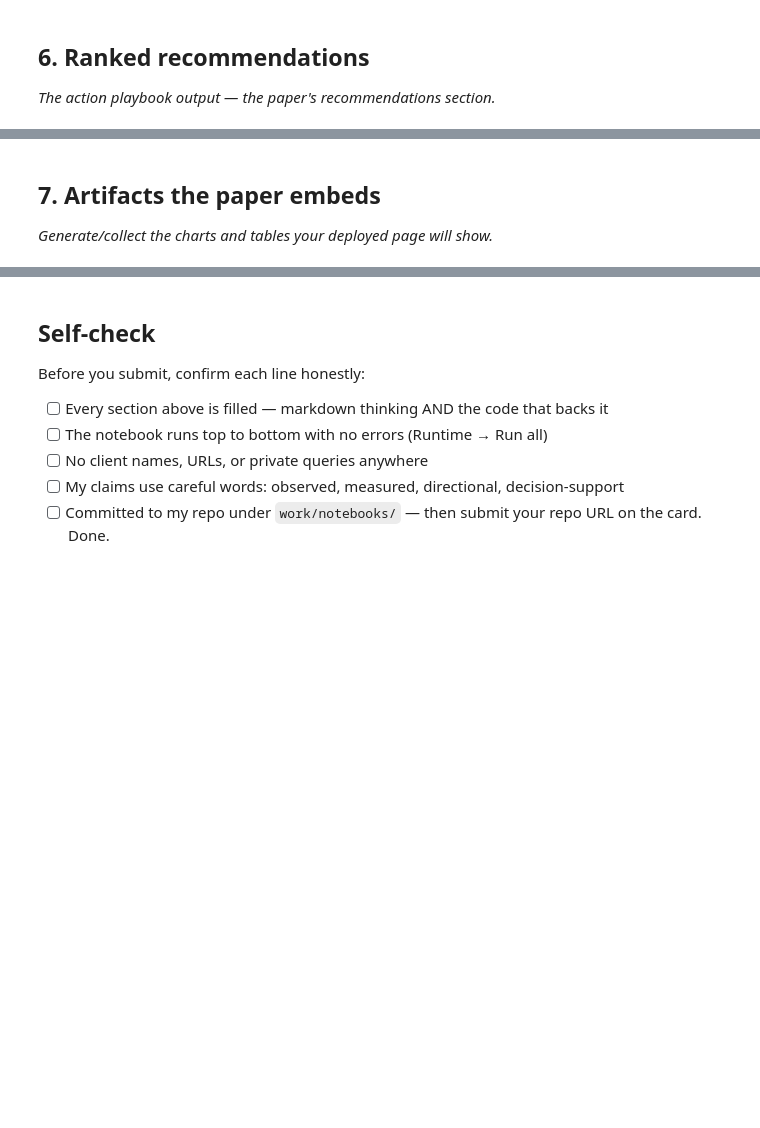
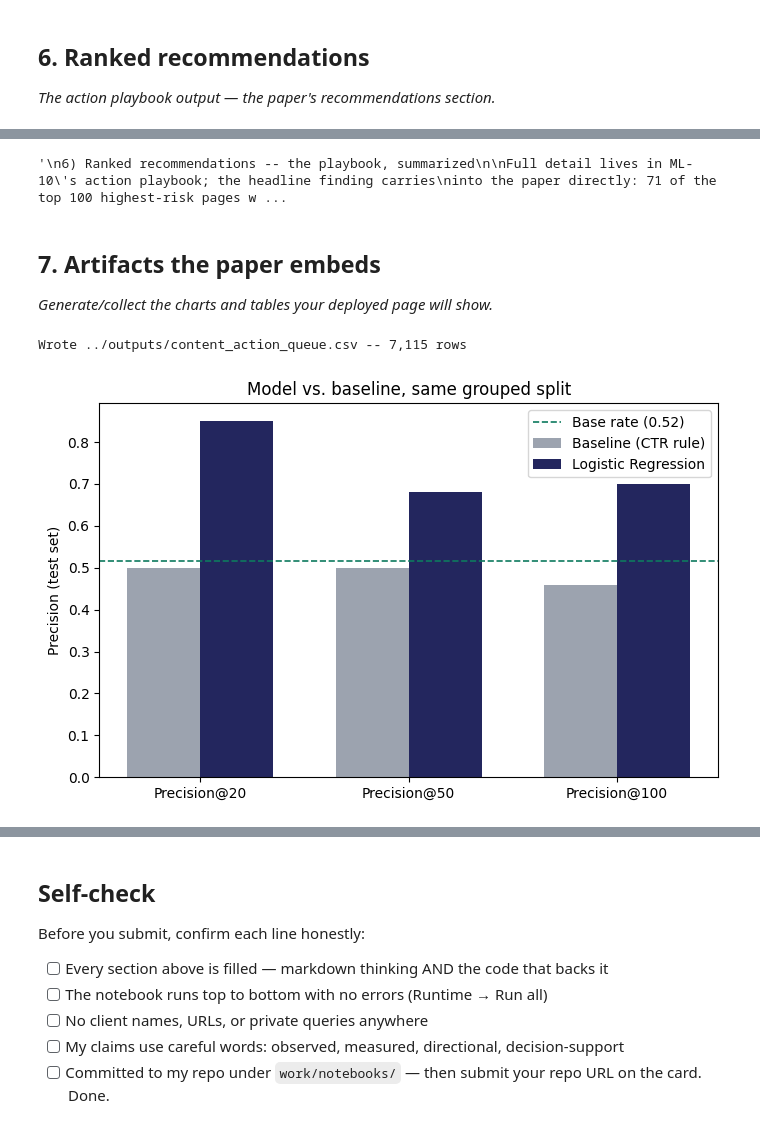
Before and after one commit to reetuparabat/flyrank-ml-internship, a Jupyter notebook: work/notebooks/capstone.ipynb, the cells around one changed output, grey strips where cells are left out. Cells and saved outputs as stored; diff of their text form; code cells hidden in the pictures; blank space fills up the shorter version.

```diff
--- a/work/notebooks/capstone.ipynb
+++ b/work/notebooks/capstone.ipynb
@@ -18,3 +68,28 @@ This skeleton is yours to fill. Work the sections **in order** — each one has
 ## 3. Methodology
 
 *Assumptions, features, label definition, baseline, validation design, leakage checks.*
+# %%
+from sklearn.model_selection import GroupShuffleSplit, train_test_split
+from sklearn.linear_model import LogisticRegression
+from sklearn.preprocessing import StandardScaler, OneHotEncoder
+from sklearn.impute import SimpleImputer
+from sklearn.compose import ColumnTransformer
+from sklearn.pipeline import Pipeline
+from sklearn.metrics import roc_auc_score
+
+RANDOM_SEED = 42
+np.random.seed(RANDOM_SEED)
+df['is_declining_label'] = (df['trend_direction'] == 'down').astype(int)
+TARGET = 'is_declining_label'
+
+LEAKY = ['trend_direction', 'trend_pct',
+         'impressions_last_30d', 'clicks_last_30d', 'sessions_last_30d',
+         'impressions_prev_30d', 'clicks_prev_30d', 'sessions_prev_30d']
+IDS = ['content_id', 'client_id']
+DROP_LOW_VALUE = ['provider_used', 'model_used']
+
+feature_cols = [c for c in df.columns if c not in LEAKY + IDS + DROP_LOW_VALUE + [TARGET]]
+numeric_cols = [c for c in feature_cols if pd.api.types.is_numeric_dtype(df[c])]
+categorical_cols = [c for c in feature_cols if not pd.api.types.is_numeric_dtype(df[c])]
+SYSTEMATIC_MISSING = ['word_count', 'char_count', 'search_volume', 'competition', 'cpc', 'main_intent']
+print(f'{len(numeric_cols)} numeric + {len(categorical_cols)} categorical features, after excluding {len(LEAKY)} leaky columns')
@@ -33,4 +266,52 @@ This skeleton is yours to fill. Work the sections **in order** — each one has
+# %%
+"""
+6) Ranked recommendations -- the playbook, summarized
+
+Full detail lives in ML-10's action playbook; the headline finding carries
+into the paper directly: 71 of the top 100 highest-risk pages were UPDATED
+in the last 30 days and are declining anyway -- the opposite of "stale
+content decays." For this portfolio, the top-priority action is
+escalate_deeper_review, not a routine refresh -- something other than
+staleness (intent mismatch, competitive pressure, content over-production)
+is the more likely driver for the highest-priority group.
+
+Must never be automated: no auto-publish/delete/redirect from this queue,
+no client-vs-client comparison, no unsupervised pruning (irreversible, and
+exactly the archetype the model has the least signal on).
+"""
+# %% [output]
+'\n6) Ranked recommendations -- the playbook, summarized\n\nFull detail lives in ML-10\'s action playbook; the headline finding carries\ninto the paper directly: 71 of the top 100 highest-risk pages w ...
 # %% [markdown]
 ## 7. Artifacts the paper embeds
 
 *Generate/collect the charts and tables your deployed page will show.*
+# %%
+import os, json
+import matplotlib.pyplot as plt
+
+os.makedirs('../outputs', exist_ok=True)
+os.makedirs('../figures', exist_ok=True)
+
+out_cols = ['content_id','client_id','rank','model_score','archetype','action','reason_code',
+            'position_tier','avg_position','ctr','impressions_90d','days_since_last_update','freshness_tier']
+queue[out_cols].to_csv('../outputs/content_action_queue.csv', index=False)
+print(f'Wrote ../outputs/content_action_queue.csv -- {len(queue):,} rows')
+# %% [output]
+Wrote ../outputs/content_action_queue.csv -- 7,115 rows
+# %%
+# Figure 1: model vs baseline, precision@K
+fig, ax = plt.subplots(figsize=(7,4.5))
+ks = ['p@20','p@50','p@100']
+x = np.arange(len(ks)); width = 0.35
+ax.bar(x - width/2, results.iloc[0][ks].values, width, label='Baseline (CTR rule)', color='#9CA3AF')
+ax.bar(x + width/2, results.iloc[1][ks].values, width, label='Logistic Regression', color='#23265E')
+ax.axhline(base_rate, color='#0E7A5F', linestyle='--', linewidth=1.2, label=f'Base rate ({base_rate:.2f})')
+ax.set_xticks(x); ax.set_xticklabels(['Precision@20','Precision@50','Precision@100'])
+ax.set_ylabel('Precision (test set)')
+ax.set_title('Model vs. baseline, same grouped split')
+ax.legend()
+plt.tight_layout()
+plt.savefig('../figures/model_vs_baseline_precision.png', dpi=150)
+plt.show()
+# %% [output]
+[figure, added]
```
Also changed, not shown: parts of 13 cells of this notebook.
